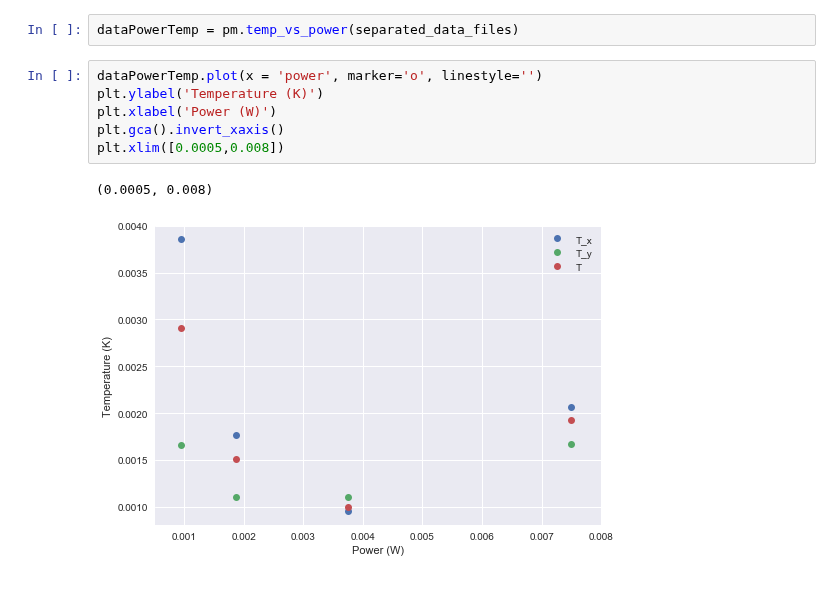
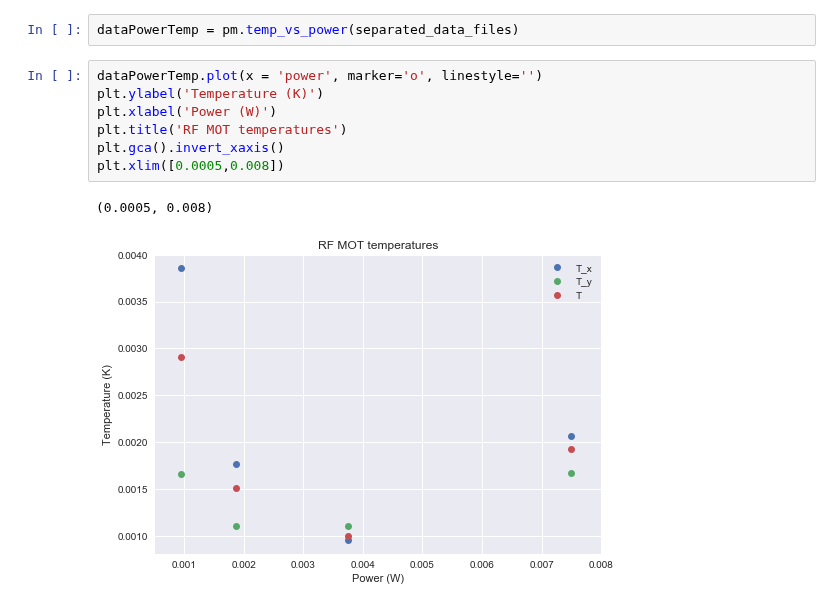
Before and after one commit to phys201/params_MOT, a Jupyter notebook: Tutorial.ipynb, the cells around one changed output. Saved outputs shown, nothing was run; the diff lists cells and outputs as text.

```diff
--- a/Tutorial.ipynb
+++ b/Tutorial.ipynb
@@ -122,9 +122,10 @@ dataPowerTemp = pm.temp_vs_power(separated_data_files)
 # %%
 dataPowerTemp.plot(x = 'power', marker='o', linestyle='')
 plt.ylabel('Temperature (K)')
 plt.xlabel('Power (W)')
+plt.title('RF MOT temperatures')
 plt.gca().invert_xaxis()
 plt.xlim([0.0005,0.008])
 # %% [output]
 (0.0005, 0.008)
-[figure, old version]
+[figure, new version]
```
